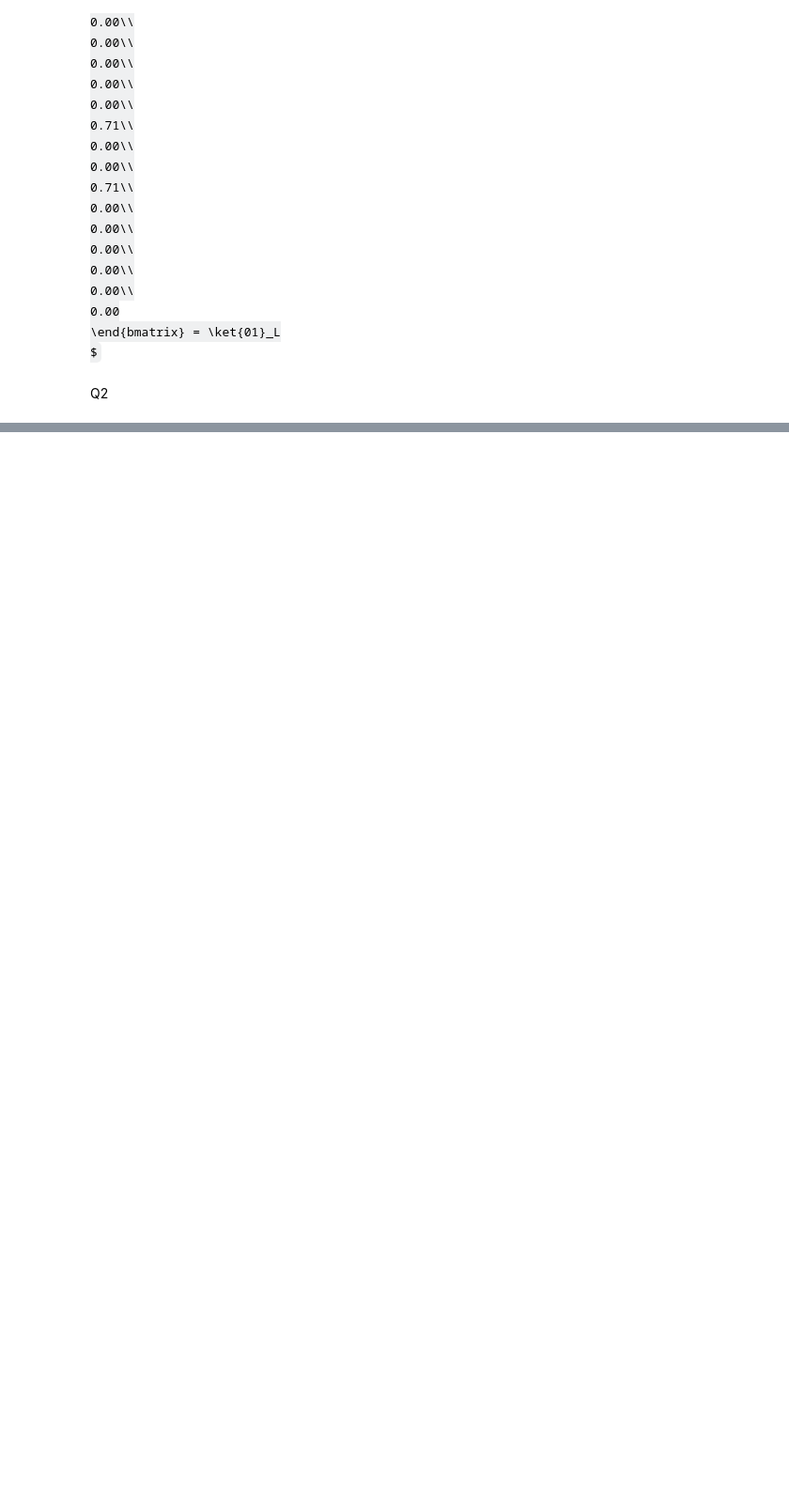
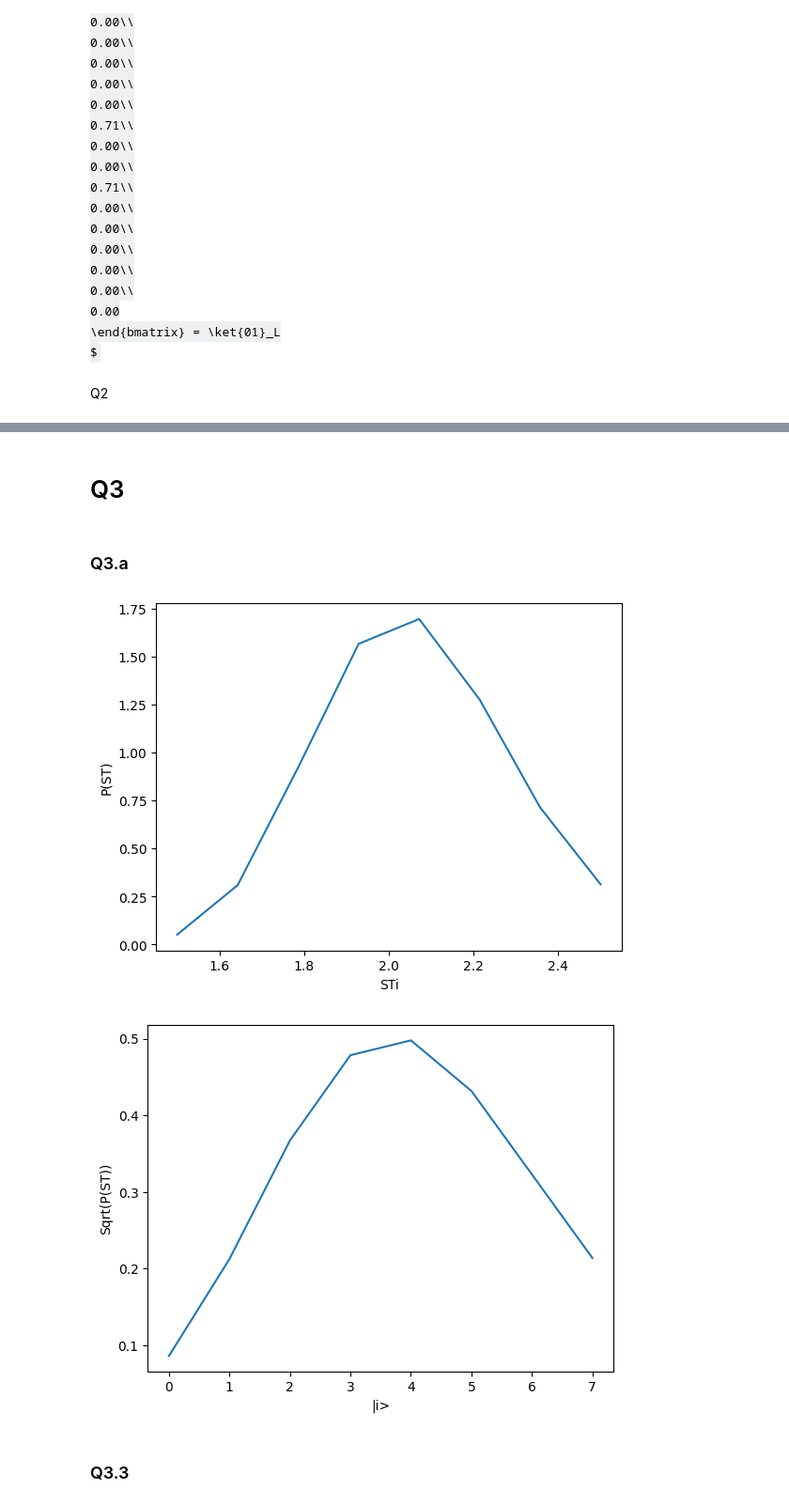
Before and after one commit to Lucifer1662/quantum, a Jupyter notebook: Assignement 1.ipynb, the cells around one changed output, grey strips where cells are left out. Shown at 94% size. Cells and saved outputs as stored; diff of their text form; code cells hidden in the pictures; some formulas as TeX source; blank space fills up the shorter version.

```diff
--- a/Assignement 1.ipynb
+++ b/Assignement 1.ipynb
@@ -1090,0 +1294,61 @@ P is
+# %% [markdown]
+# Q3
+# %% [markdown]
+### Q3.a
+# %%
+from math import sqrt, pi, exp, log as ln
+import numpy as np
+import matplotlib.pyplot as plt
+
+def P(St):
+    sig = 0.125
+    T=300/365
+    r=0.04
+    S0=2
+
+    sig2 = sig**2
+
+    coef = 1/(St * sig * sqrt(2*pi*T))
+    numerator = ln(St) - ln(S0) - T * (r - sig2/2)
+    denomenator = 2 * sig2 * T
+
+    exp_coef = -(numerator**2)/denomenator
+    return coef * exp(exp_coef)
+
+
+
+St_min = 1.5
+St_max = 2.5
+num_points = 8
+step = (St_max - St_min)/(num_points-1)
+
+P_Sti = []
+Sti = []
+
+sumP = 0
+for i in range(0,8):
+    x = i * step + St_min
+    p = P(x)
+    sumP += p
+    P_Sti.append(p)
+    Sti.append(x)
+
+amp_P_Sti = []
+
+for p in P_Sti:
+    amp_P_Sti.append(sqrt(p/sumP))
+
+plt.plot(Sti,P_Sti)
+plt.ylabel('P(ST)')
+plt.xlabel('STi')
+plt.show()
+
+plt.plot(np.arange(0, 8),amp_P_Sti)
+plt.ylabel('Sqrt(P(ST))')
+plt.xlabel('|i>')
+plt.show()
+# %% [output]
+[figure, added]
+[figure, added]
+# %% [markdown]
+### Q3.3
```
Also changed, not shown: parts of 6 cells of this notebook, 9 other files.
